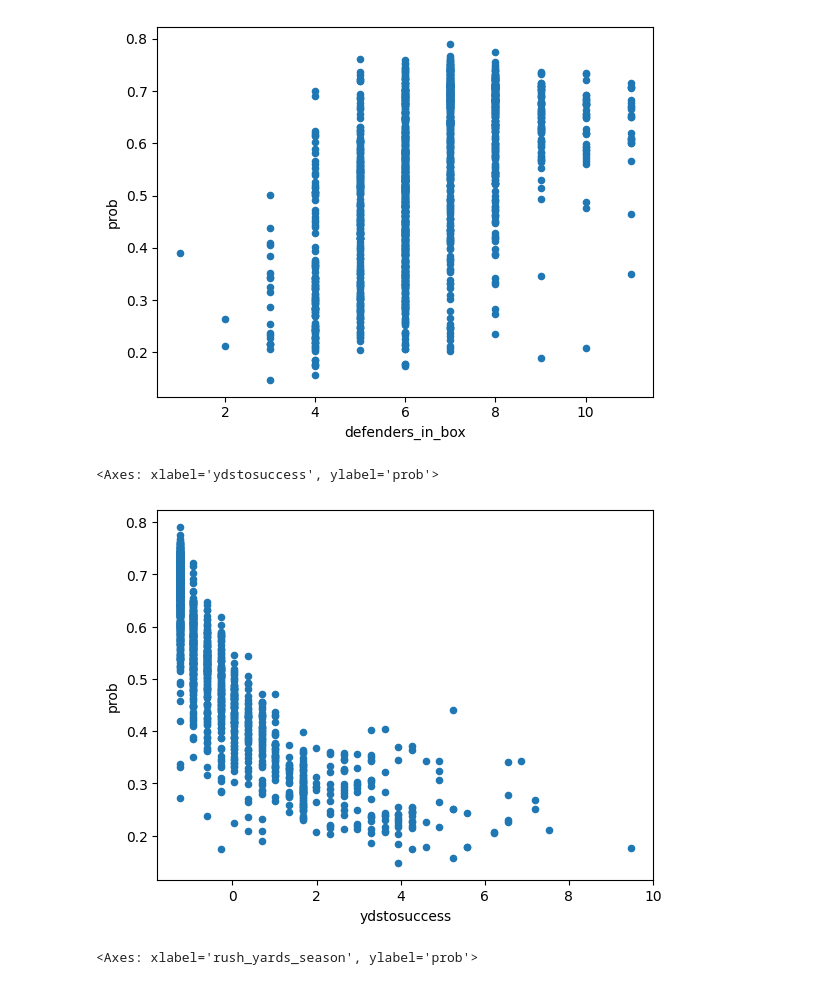
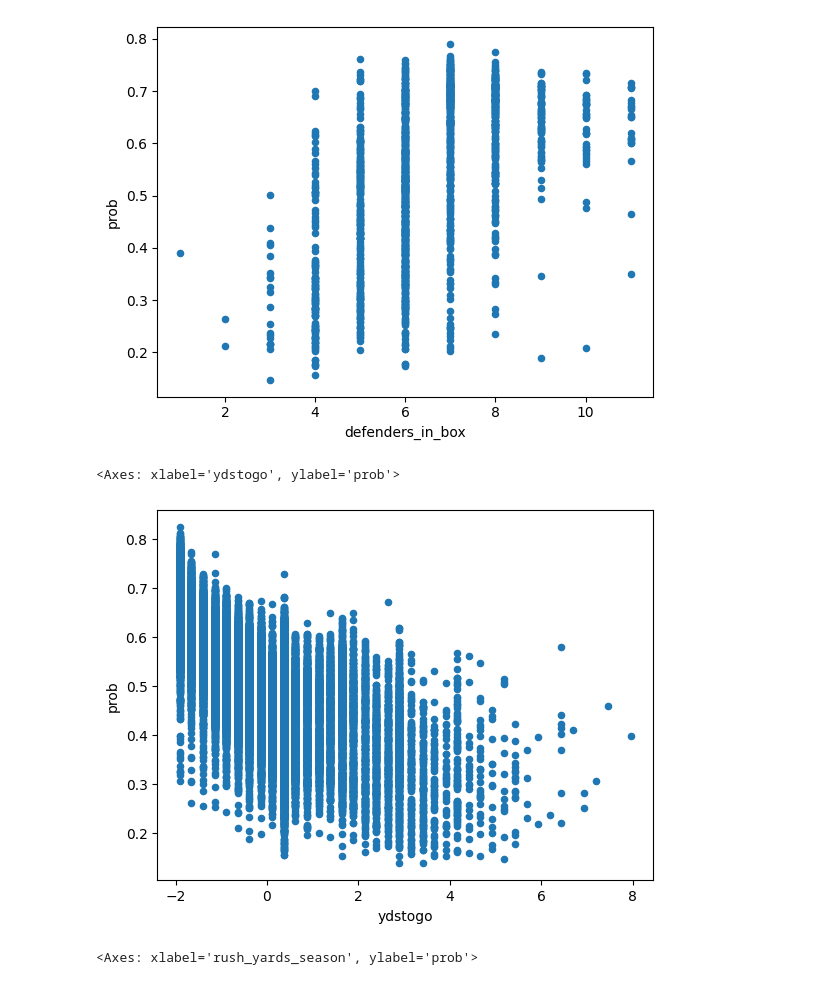
Before and after one commit to colin-seiler/NFL_SuccessWatch, a Jupyter notebook: notebooks/after_model.ipynb, the cells around one changed output. Drawn from its saved outputs; the diff is of its cells as text; code cells hidden in the pictures.

Commit message:
create plot for paper

```diff
--- a/notebooks/after_model.ipynb
+++ b/notebooks/after_model.ipynb
@@ -19,5 +22,7 @@ print("Current working directory:", os.getcwd())
 # %% [output]
 Current working directory: /shared_folder/eas_508_project
 # %%
-df = pd.read_csv('data/evals/down3.0_preds.csv')
+file_names = sorted(glob.glob('data/evals/*1046.csv'))
+files = [pd.read_csv(file) for file in file_names]
+file_names = [file.split('/')[-1].split('_')[0] for file in file_names]
 # %%
@@ -25,2 +69,2 @@ df = df[df['down'] == 4]
 # %%
-df
+df = files[0]
@@ -56,10 +90,10 @@ df.plot('defenders_in_box','prob', kind='scatter')
 <Axes: xlabel='defenders_in_box', ylabel='prob'>
 [figure]
 # %%
-df.plot('ydstosuccess','prob', kind='scatter')
+df.plot('ydstogo','prob', kind='scatter')
 # %% [output]
-<Axes: xlabel='ydstosuccess', ylabel='prob'>
+<Axes: xlabel='ydstogo', ylabel='prob'>
-[figure, old version]
+[figure, new version]
 # %%
 df.plot('rush_yards_season','prob', kind='scatter')
 # %% [output]
```
Also changed, not shown: parts of 4 cells of this notebook.
